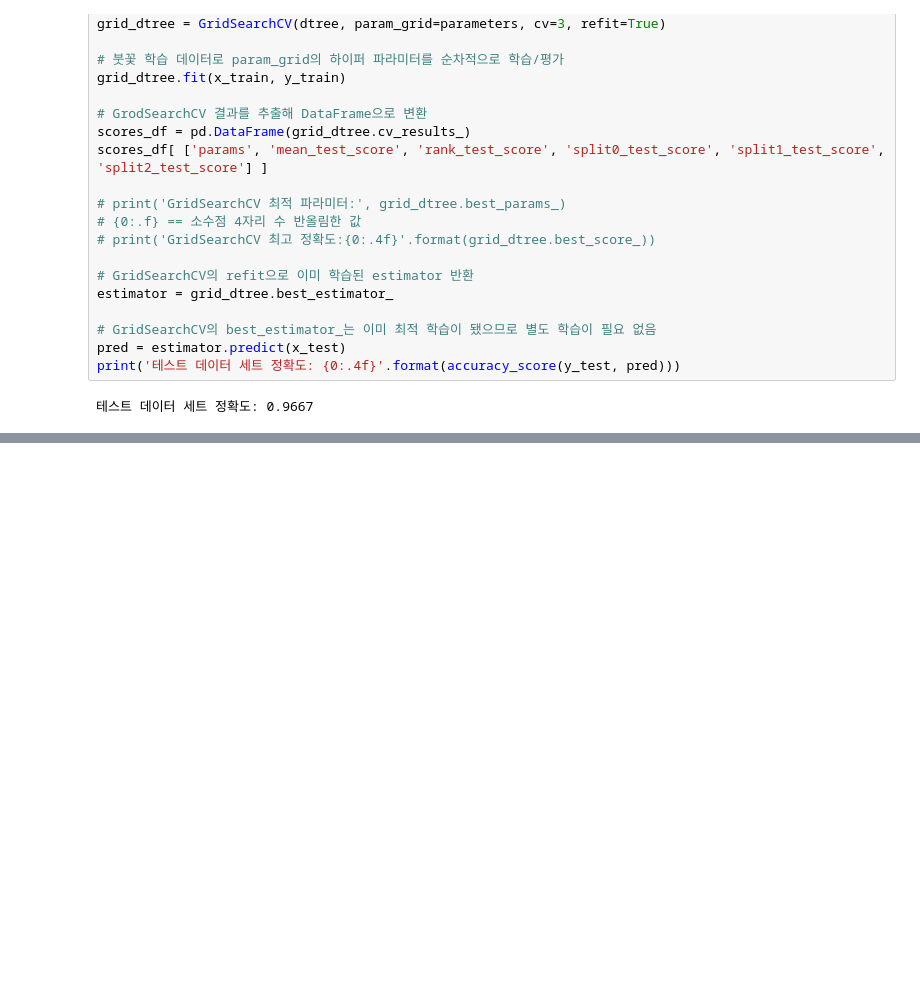
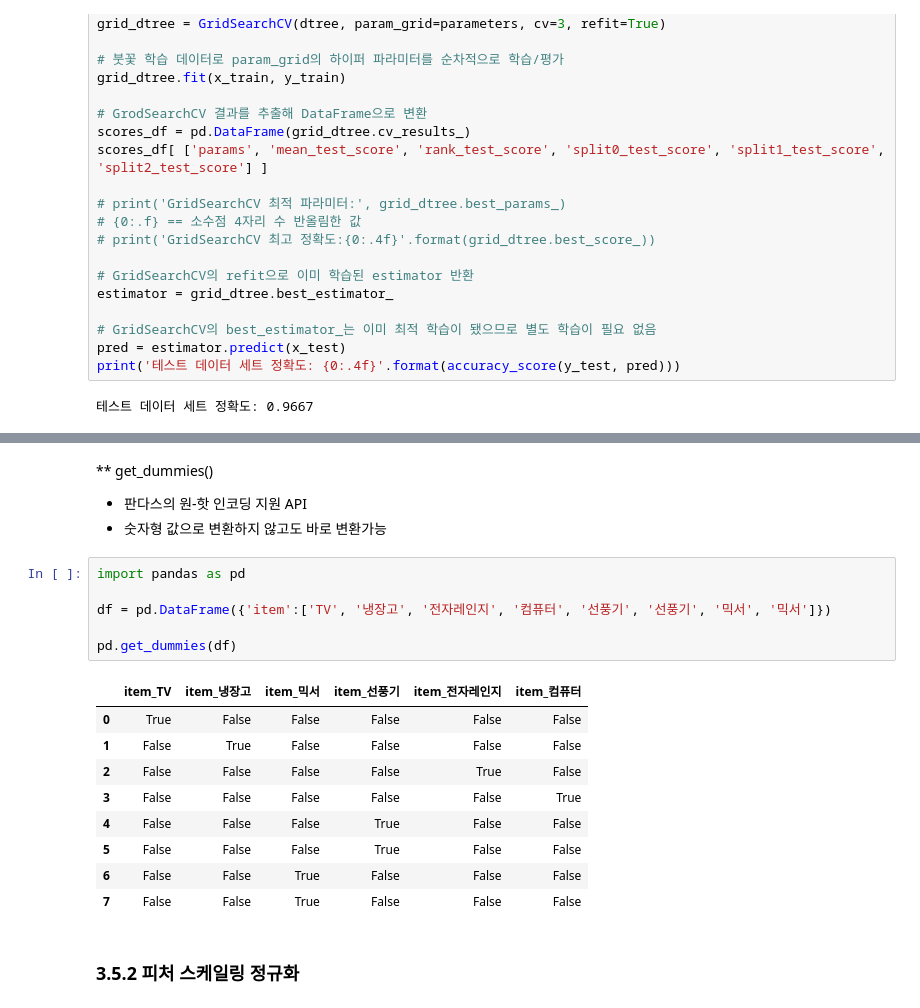
Before and after one commit to HyangheeNam/MachineLearning_Python_tutorial, a Jupyter notebook: 03.scikit_learn.ipynb, the cells around one changed output, grey strips where cells are left out. Saved outputs shown, nothing was run; the diff lists cells and outputs as text; blank space fills up the shorter version.

Commit message:
Data Preprocessing - commit

```diff
--- a/03.scikit_learn.ipynb
+++ b/03.scikit_learn.ipynb
@@ -998,0 +1113,22 @@ print('테스트 데이터 세트 정확도: {0:.4f}'.format(accuracy_score(y_te
+# %% [markdown]
+** get_dummies()<br>
+- 판다스의 원-핫 인코딩 지원 API<br>
+- 숫자형 값으로 변환하지 않고도 바로 변환가능
+# %%
+import pandas as pd
+
+df = pd.DataFrame({'item':['TV', '냉장고', '전자레인지', '컴퓨터', '선풍기', '선풍기', '믹서', '믹서']})
+
+pd.get_dummies(df)
+# %% [output]
+|  | item_TV | item_냉장고 | item_믹서 | item_선풍기 | item_전자레인지 | item_컴퓨터 |
+| 0 | True | False | False | False | False | False |
+| 1 | False | True | False | False | False | False |
+| 2 | False | False | False | False | True | False |
+| 3 | False | False | False | False | False | True |
+| 4 | False | False | False | True | False | False |
+| 5 | False | False | False | True | False | False |
+| 6 | False | False | True | False | False | False |
+| 7 | False | False | True | False | False | False |
+# %% [markdown]
+<h3>3.5.2 피처 스케일링 정규화</h3>
```
Also changed, not shown: parts of 9 cells of this notebook.
